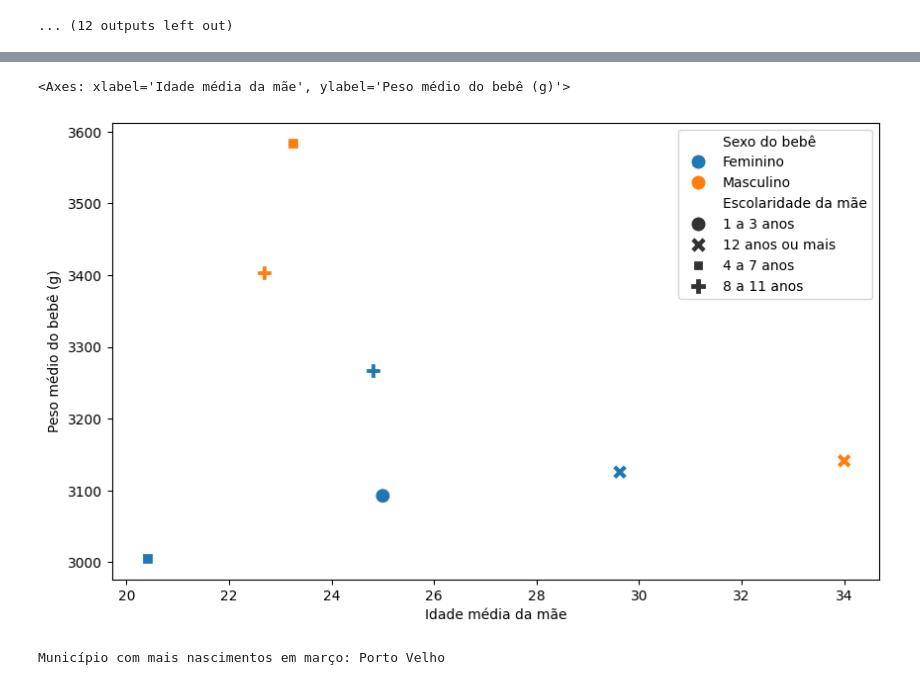
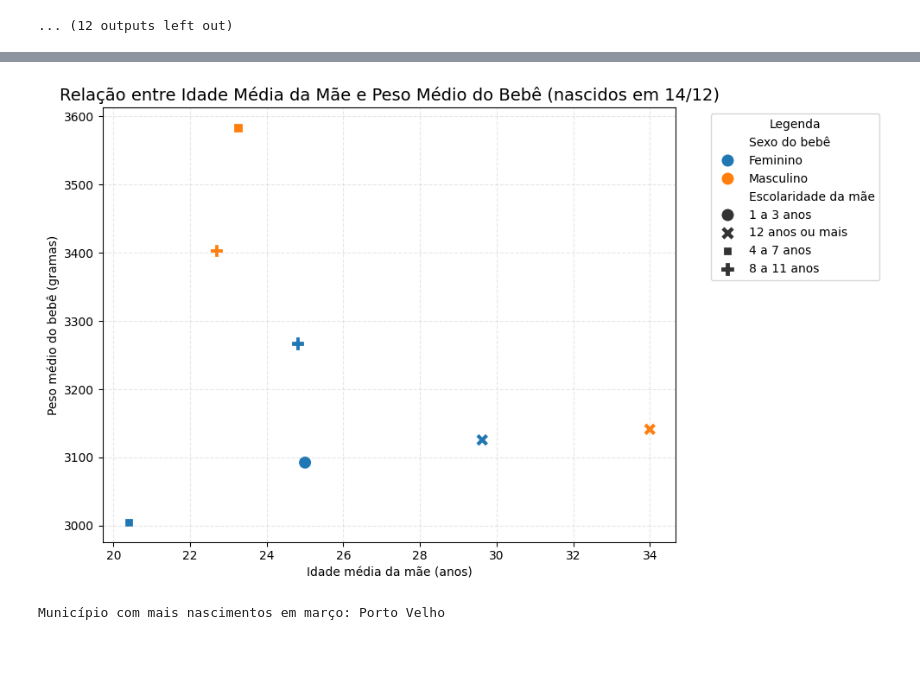
Before and after one commit to alevazcientista-dotcom/Ebac1, a Jupyter notebook: M9_Parte1.ipynb, the cells around one changed output, grey strips where cells are left out. Saved outputs shown, nothing was run; the diff lists cells and outputs as text; code cells hidden in the pictures; blank space fills up the shorter version.

```diff
--- a/M9_Parte1.ipynb
+++ b/M9_Parte1.ipynb
@@ -285,17 +331,23 @@ plt.gca().spines[['top', 'right']].set_visible(False)
 # %%
 # Criar gráfico
 plt.figure(figsize=(10,6))
 sns.scatterplot(
     data=resumo,
     x='Idade média da mãe',
     y='Peso médio do bebê (g)',
     hue='Sexo do bebê',
     style='Escolaridade da mãe',
     s=120
 )
+plt.title('Relação entre Idade Média da Mãe e Peso Médio do Bebê (nascidos em 14/12)', fontsize=14)
+plt.xlabel('Idade média da mãe (anos)')
+plt.ylabel('Peso médio do bebê (gramas)')
+plt.legend(title='Legenda', bbox_to_anchor=(1.05, 1), loc='upper left') # Adiciona a legenda
+plt.grid(True, linestyle='--', alpha=0.3)
+plt.tight_layout()
+plt.show()
 # %% [output]
-<Axes: xlabel='Idade média da mãe', ylabel='Peso médio do bebê (g)'>
-[figure, old version]
+[figure, new version]
 # %%
 # Filtrar os nascimentos de março
 sinasc_marco = sinasc_raw[sinasc_raw['DTNASC'].dt.month == 3]
```
Also changed, not shown: parts of 8 cells of this notebook.
